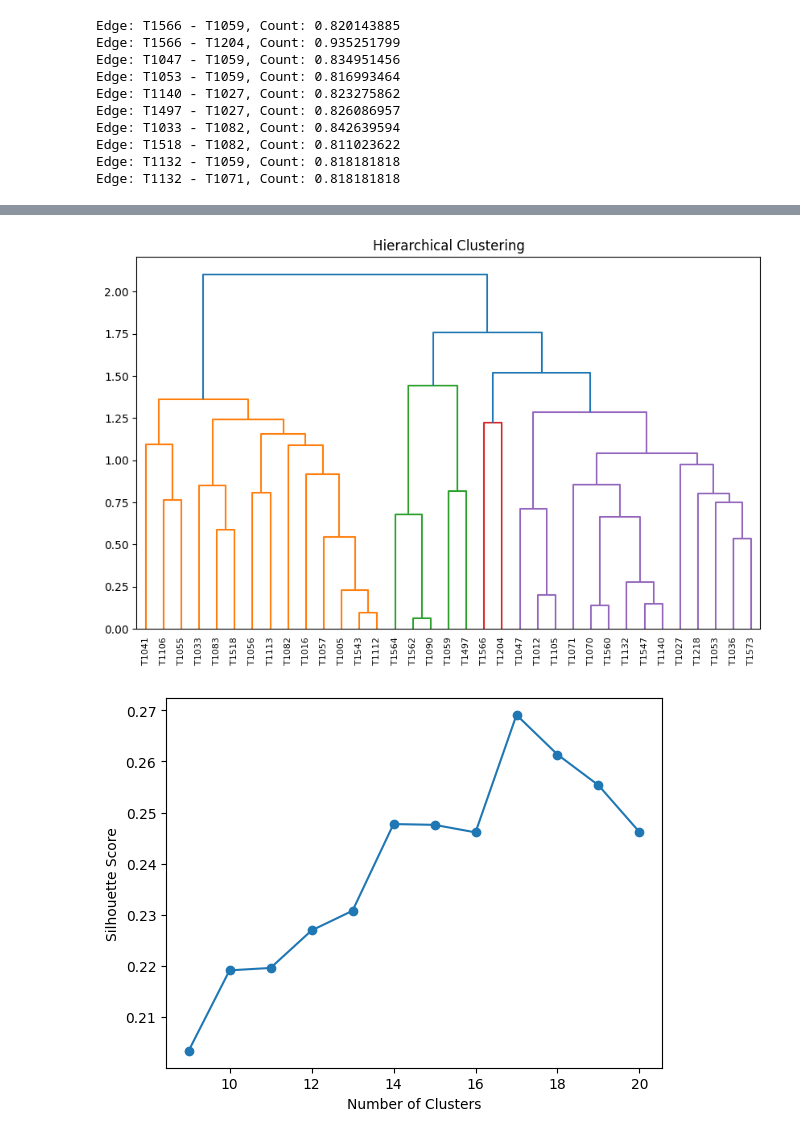
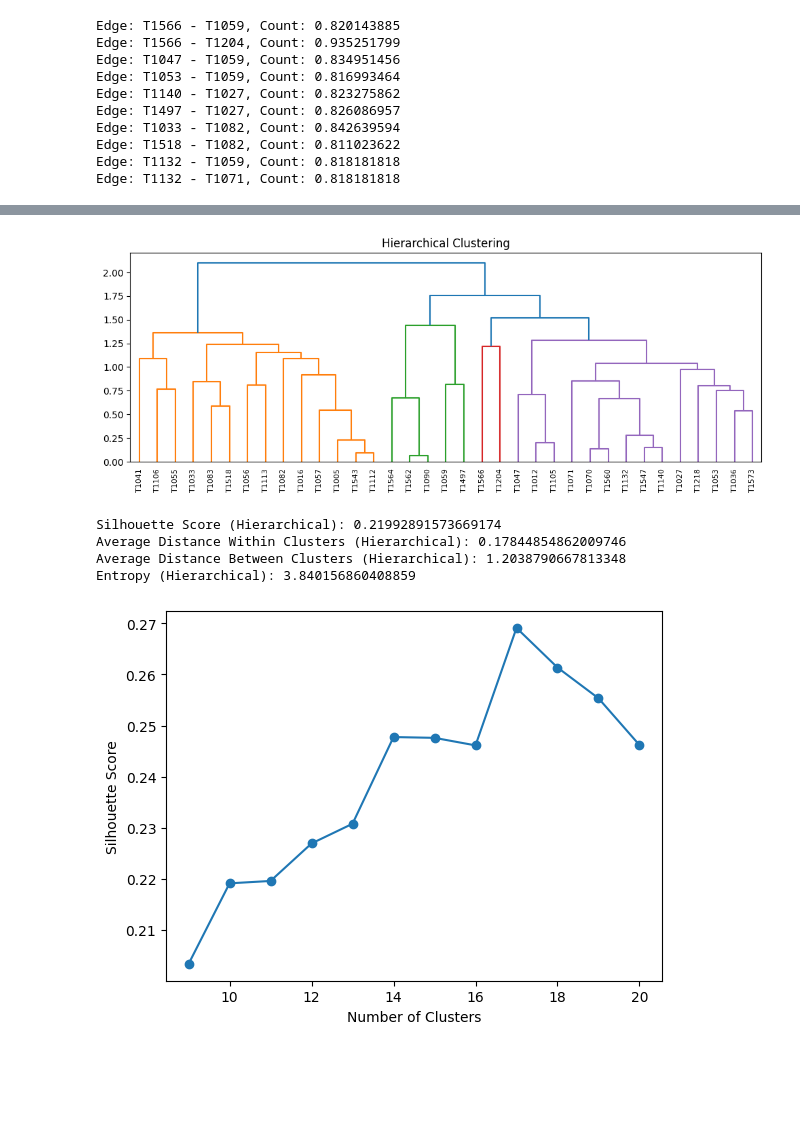
Before and after one commit to Manvi-Kaur/Exploring-Methods-of-Studying-Ransomware-Correlations, a Jupyter notebook: clustering_confidence.ipynb, the cells around one changed output, grey strips where cells are left out. Drawn from its saved outputs; the diff is of its cells as text; code cells hidden in the pictures; blank space fills up the shorter version.

```diff
--- a/clustering_confidence.ipynb
+++ b/clustering_confidence.ipynb
@@ -88,5 +88,5 @@ plt.show()
 # %%
-kmeans = KMeans(n_clusters=2, random_state=42)  # You can choose the number of clusters
+kmeans = KMeans(n_clusters=11, random_state=42)  # You can choose the number of clusters
 kmeans.fit(df)
 df['KMeans_Cluster'] = kmeans.labels_
 
@@ -222,14 +222,54 @@ df = df.drop('KMeans_Cluster', axis=1)
 # %%
 # Apply hierarchical clustering
 linkage = hierarchy.linkage(df, method='complete', metric='euclidean')
 
 # Visualize the clusters using a dendrogram
-plt.figure(figsize=(10, 6))
+plt.figure(figsize=(12, 4))
 dendrogram = hierarchy.dendrogram(linkage, labels=df.index, leaf_rotation=90)
 plt.title('Hierarchical Clustering')
 plt.show()
 # %% [output]
-[figure, old version]
+[figure, new version]
+# %%
+# Perform clustering and obtain cluster labels
+hierarchical_labels = hierarchy.fcluster(linkage, t=17, criterion='maxclust')  # Adjust 't' as needed
+
+# Calculate silhouette score
+silhouette_hierarchical = silhouette_score(df, hierarchical_labels)
+print("Silhouette Score (Hierarchical):", silhouette_hierarchical)
+
+# Calculate average distance within clusters
+avg_distance_within_clusters_hierarchical = 0
+for i in np.unique(hierarchical_labels):
+    cluster_points = df[hierarchical_labels == i].values
+    centroid = np.mean(cluster_points, axis=0)
+    distance_within_cluster = np.linalg.norm(cluster_points - centroid, axis=1).mean()
+    avg_distance_within_clusters_hierarchical += distance_within_cluster
+avg_distance_within_clusters_hierarchical /= len(np.unique(hierarchical_labels))
+print("Average Distance Within Clusters (Hierarchical):", avg_distance_within_clusters_hierarchical)
+
+# Calculate average distance between clusters
+avg_distance_between_clusters_hierarchical = 0
+for i in np.unique(hierarchical_labels):
+    for j in np.unique(hierarchical_labels):
+        if i != j:
+            distance_between_clusters = np.linalg.norm(
+                np.mean(df[hierarchical_labels == i].values, axis=0) -
+                np.mean(df[hierarchical_labels == j].values, axis=0)
+            )
+            avg_distance_between_clusters_hierarchical += distance_between_clusters
+avg_distance_between_clusters_hierarchical /= (len(np.unique(hierarchical_labels)) * (len(np.unique(hierarchical_labels)) - 1))
+print("Average Distance Between Clusters (Hierarchical):", avg_distance_between_clusters_hierarchical)
+
+# Calculate entropy
+cluster_counts_hierarchical = np.unique(hierarchical_labels, return_counts=True)[1] / len(hierarchical_labels)
+entropy_hierarchical = -np.sum(cluster_counts_hierarchical * np.log2(cluster_counts_hierarchical))
+print("Entropy (Hierarchical):", entropy_hierarchical)
+# %% [output]
+Silhouette Score (Hierarchical): 0.21992891573669174
+Average Distance Within Clusters (Hierarchical): 0.17844854862009746
+Average Distance Between Clusters (Hierarchical): 1.2038790667813348
+Entropy (Hierarchical): 3.840156860408859
 # %%
 k_values = [9,10,11,12,13,14,15,16,17,18,19,20]
 silhouette_scores = []
```
Also changed, not shown: parts of 6 cells of this notebook, 5 other files.
